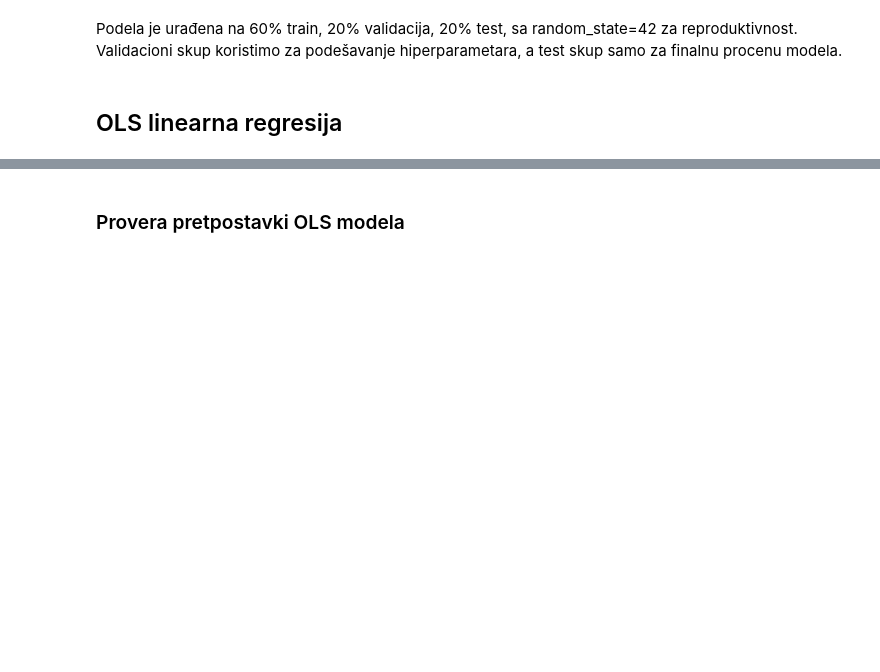
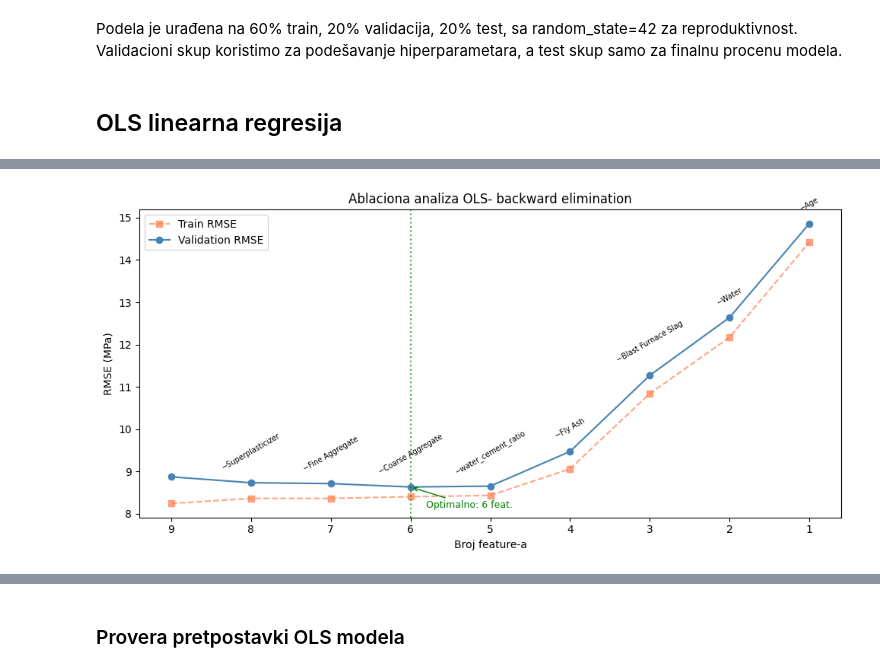
Before and after one commit to rev333nge/concrete-strength-prediction, a Jupyter notebook: notebook.ipynb, the cells around one changed output, grey strips where cells are left out. Cells and saved outputs as stored; diff of their text form; code cells hidden in the pictures; blank space fills up the shorter version.

```diff
--- a/notebook.ipynb
+++ b/notebook.ipynb
@@ -204,0 +221,4 @@ Na dijagnostičkom plotu vidimo sistematično odstupanje od dijagonale - model p
+# %%
+plot_ablation(ablation_results)
+# %% [output]
+[figure, added]
```
Also changed, not shown: parts of 27 cells of this notebook, 8 other files.
